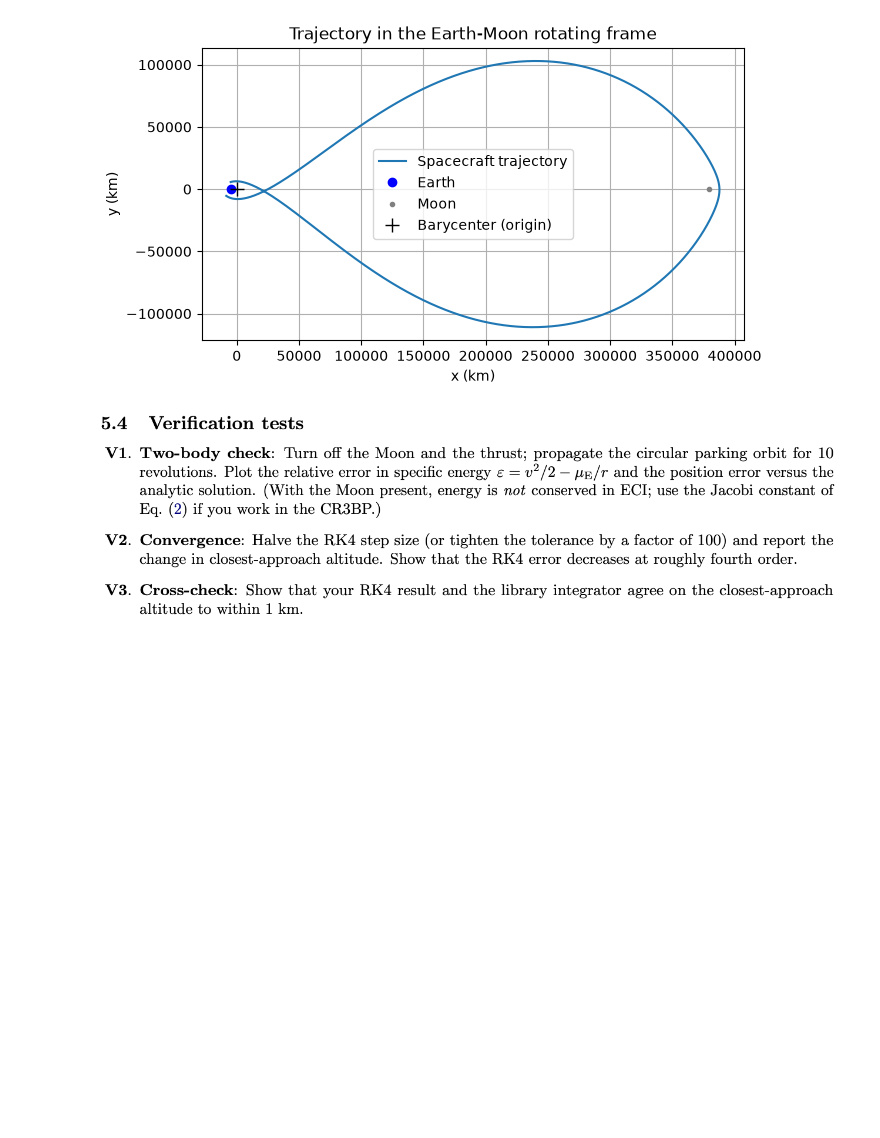
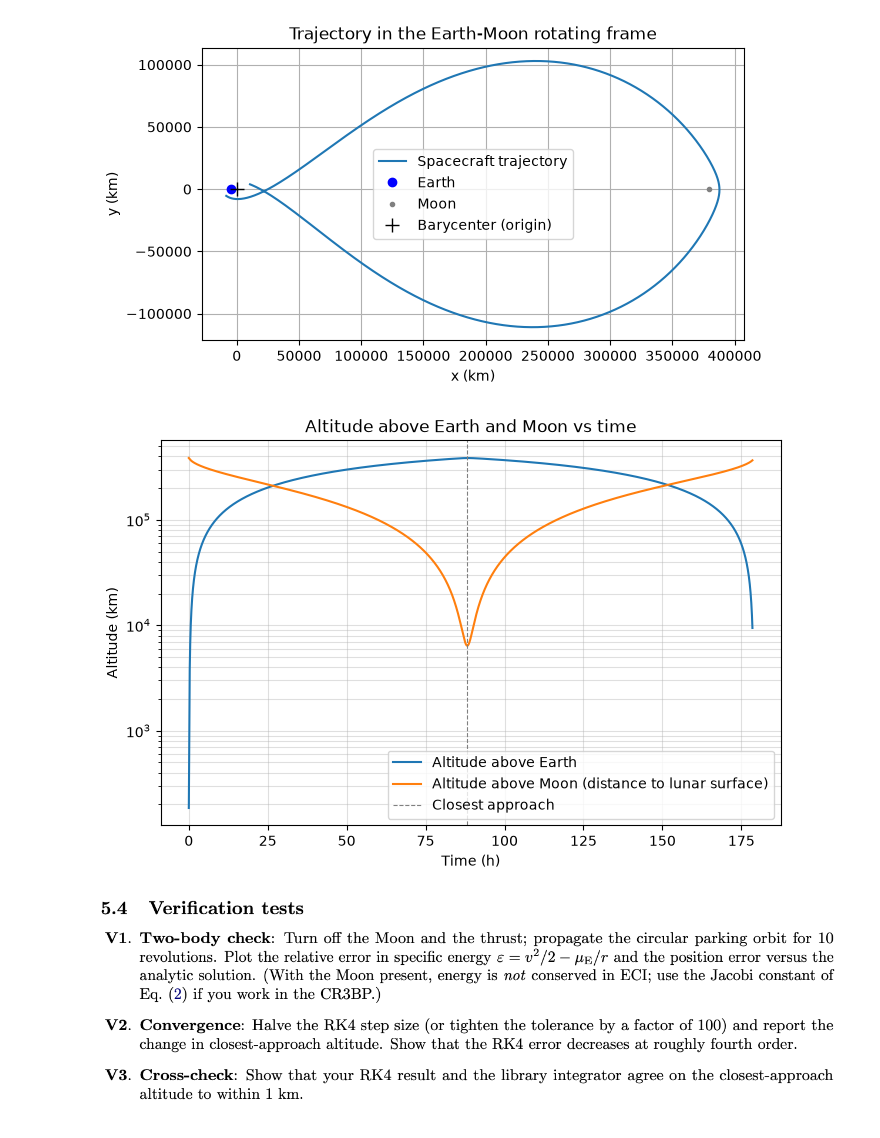
Before and after one commit to JosephLitjens/DynamicsProject1, a Jupyter notebook: ArtemisLaunch.ipynb, the cells around one changed output. Saved outputs shown, nothing was run; the diff lists cells and outputs as text; code cells hidden in the pictures; blank space fills up the shorter version.

Commit message:
Task 6C plot

```diff
--- a/ArtemisLaunch.ipynb
+++ b/ArtemisLaunch.ipynb
@@ -103,7 +103,7 @@ def run_sim(state0, T, Isp, t_start, t_end, N):
 ## Task 5: TLI Burn
 
 dv_TLI = 3145 #m/s, impulsive TLI (instantaneous change in velocity), section 4.5 said 3100 baseline, but we tuned via trial-and-error to meet spec
-t_end = 179*3600 #s, coasting for a number of hours
+t_end = 178.5*3600 #s, coasting for a number of hours
 T_off = np.zeros(3) #no thrust during the coast
 
 m_prop = m0*(1 - np.exp(-dv_TLI/(Isp*g0))) #propellant used, from the rocket equation
@@ -182,7 +182,25 @@ plt.show()
 # %% [output]
 [figure]
 # %%
-##Task 6C
+## Task 6C: Altitude above Earth and distance to the Moon vs time
+
+alt_earth = np.linalg.norm(state_rk4[:, 0:3], axis=1) - r_earth #altitude above earth's surface at every time step
+
+fig, ax = plt.subplots(figsize=(8, 5))
+
+ax.semilogy(t/3600, alt_earth/1000, label='Altitude above Earth') #log scale on the y axis, time in hours, altitude in km
+ax.semilogy(t/3600, moon_dist_rk4/1000, label='Altitude above Moon (distance to lunar surface)')
+
+ax.axvline(t[min_alt_rk4]/3600, color='gray', linestyle='--', linewidth=0.8, label='Closest approach') #mark the time of closest approach
+
+ax.set_xlabel('Time (h)')
+ax.set_ylabel('Altitude (km)')
+ax.set_title('Altitude above Earth and Moon vs time')
+ax.legend()
+ax.grid(True, which='both', alpha=0.4)
+plt.show()
+# %% [output]
+[figure, added]
 # %%
 ##Task 6D
 # %% [markdown]
```
Also changed, not shown: parts of 1 cell of this notebook.
